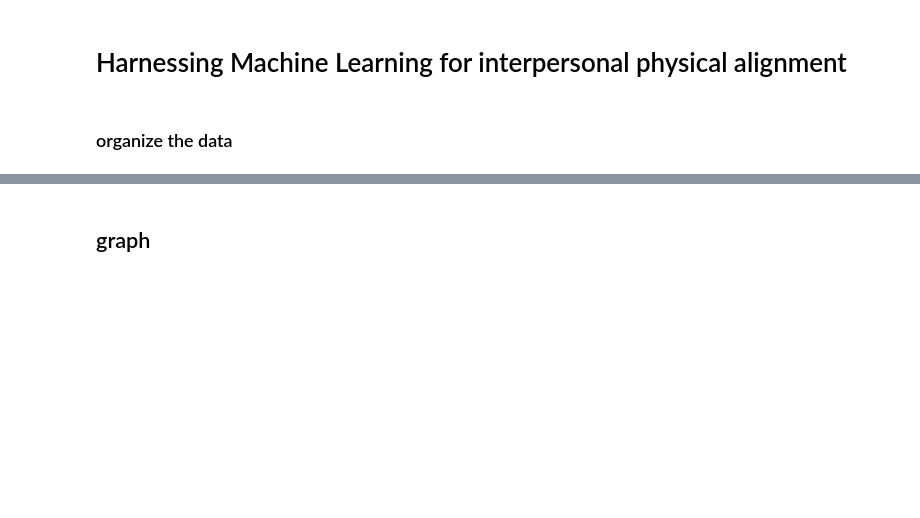
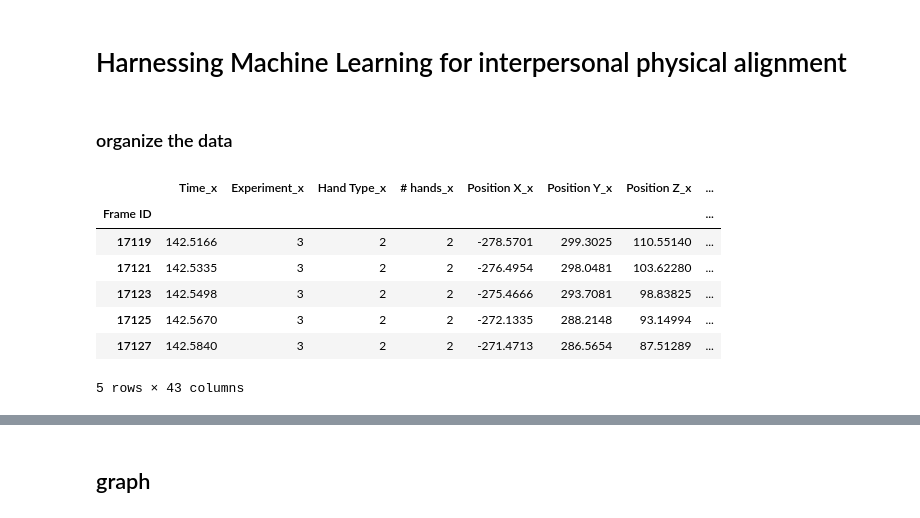
Before and after one commit to lilach199612/HMLFIPA, a Jupyter notebook: HMLFIPA.ipynb, the cells around one changed output, grey strips where cells are left out. Cells and saved outputs as stored; diff of their text form; code cells hidden in the pictures; blank space fills up the shorter version.

```diff
--- a/HMLFIPA.ipynb
+++ b/HMLFIPA.ipynb
@@ -213,0 +34,24 @@ test=test.drop(["name_y","Experiment_y"],axis=1)
+# %%
+#i use glob to see and copy this list of files
+files=['Evyatar636771052727603804Spontan.csv','Evyatar636771053639929594Sync.csv','Evyatar636771054555711409Alone.csv',
+       'HandRight.csv','Nofar636759795182793299Spontan.csv','Nofar636759796290435160Alone.csv',
+       'Nofar636759797397919664Sync.csv','Oriya636759804404113837Spontan.csv','Oriya636759805268396661Alone.csv',
+       'Oriya636759806131350399Sync.csv','OryaB636771082736601528Alone.csv','OryaB636771083605535985Spontan.csv',
+       'OryaB636771084494502229Sync.csv','Revital636770955999435879Alone.csv','Revital636770957038873193Spontan.csv',
+       'Revital636770957894370062Sync.csv','Sachar636771045591258071Spontan.csv','Sachar636771046527112972Sync.csv',
+       'Sachar636771047408504303Alone.csv','Shelly636759787508979097Spontan.csv','Shelly636759788383205274Alone.csv',
+       'Shelly636759789526313406Sync.csv','Yael636771059544754823Spontan.csv','Yael636771060699529085Sync.csv',
+       'Yael636771061659067649Alone.csv','Yoel636760921663075813Spontan.csv','Yoel636760922573364655Alone.csv',
+       'Yoel636760923490742912Sync.csv']
+
+train= dfbuilder(files)
+train.head()
+# %% [output]
+|  | Time_x | Experiment_x | Hand Type_x | # hands_x | Position X_x | Position Y_x | Position Z_x | ... |
+| Frame ID |  |  |  |  |  |  |  | ... |
+| 17119 | 142.5166 | 3 | 2 | 2 | -278.5701 | 299.3025 | 110.55140 | ... |
+| 17121 | 142.5335 | 3 | 2 | 2 | -276.4954 | 298.0481 | 103.62280 | ... |
+| 17123 | 142.5498 | 3 | 2 | 2 | -275.4666 | 293.7081 | 98.83825 | ... |
+| 17125 | 142.5670 | 3 | 2 | 2 | -272.1335 | 288.2148 | 93.14994 | ... |
+| 17127 | 142.5840 | 3 | 2 | 2 | -271.4713 | 286.5654 | 87.51289 | ... |
+5 rows × 43 columns
```
Also changed, not shown: parts of 12 cells of this notebook.
